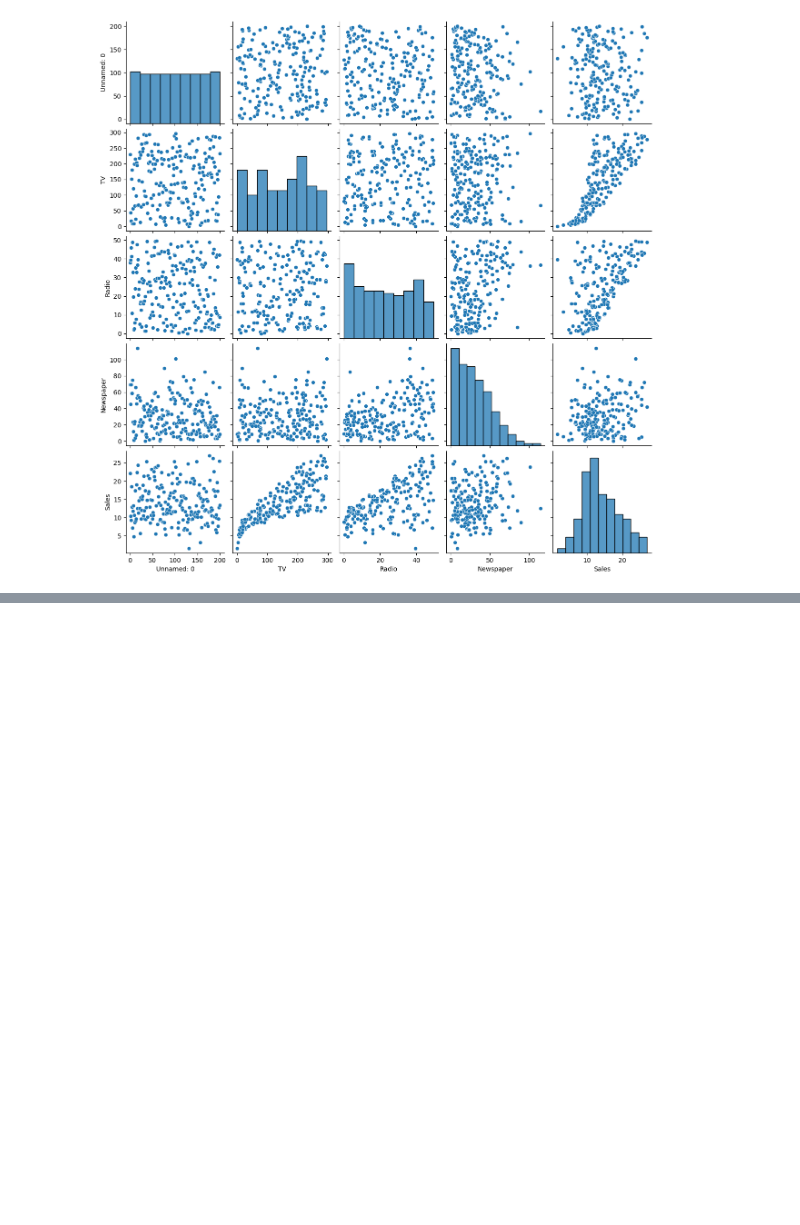
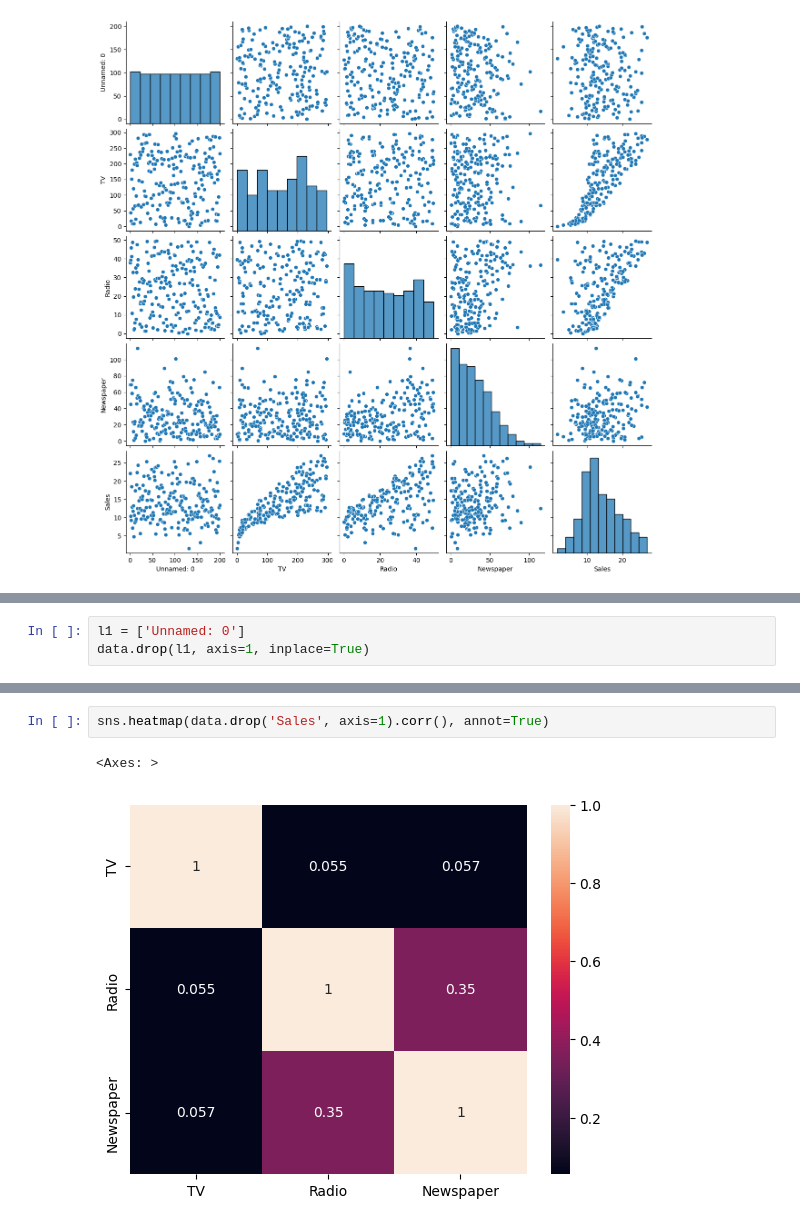
Before and after one commit to Aditya190704/Supervised_Learning_Practice, a Jupyter notebook: Ad_Spend_Sales/Ad_Spend_Sales.ipynb, the cells around one changed output, grey strips where cells are left out. Cells and saved outputs as stored; diff of their text form; blank space fills up the shorter version.

```diff
--- a/Ad_Spend_Sales/Ad_Spend_Sales.ipynb
+++ b/Ad_Spend_Sales/Ad_Spend_Sales.ipynb
@@ -186,0 +221,3 @@ sns.pairplot(data=data)
+# %%
+l1 = ['Unnamed: 0']
+data.drop(l1, axis=1, inplace=True)
@@ -186,0 +249,5 @@ sns.pairplot(data=data)
+# %%
+sns.heatmap(data.drop('Sales', axis=1).corr(), annot=True)
+# %% [output]
+<Axes: >
+[figure, added]
```
Also changed, not shown: parts of 33 cells of this notebook.
